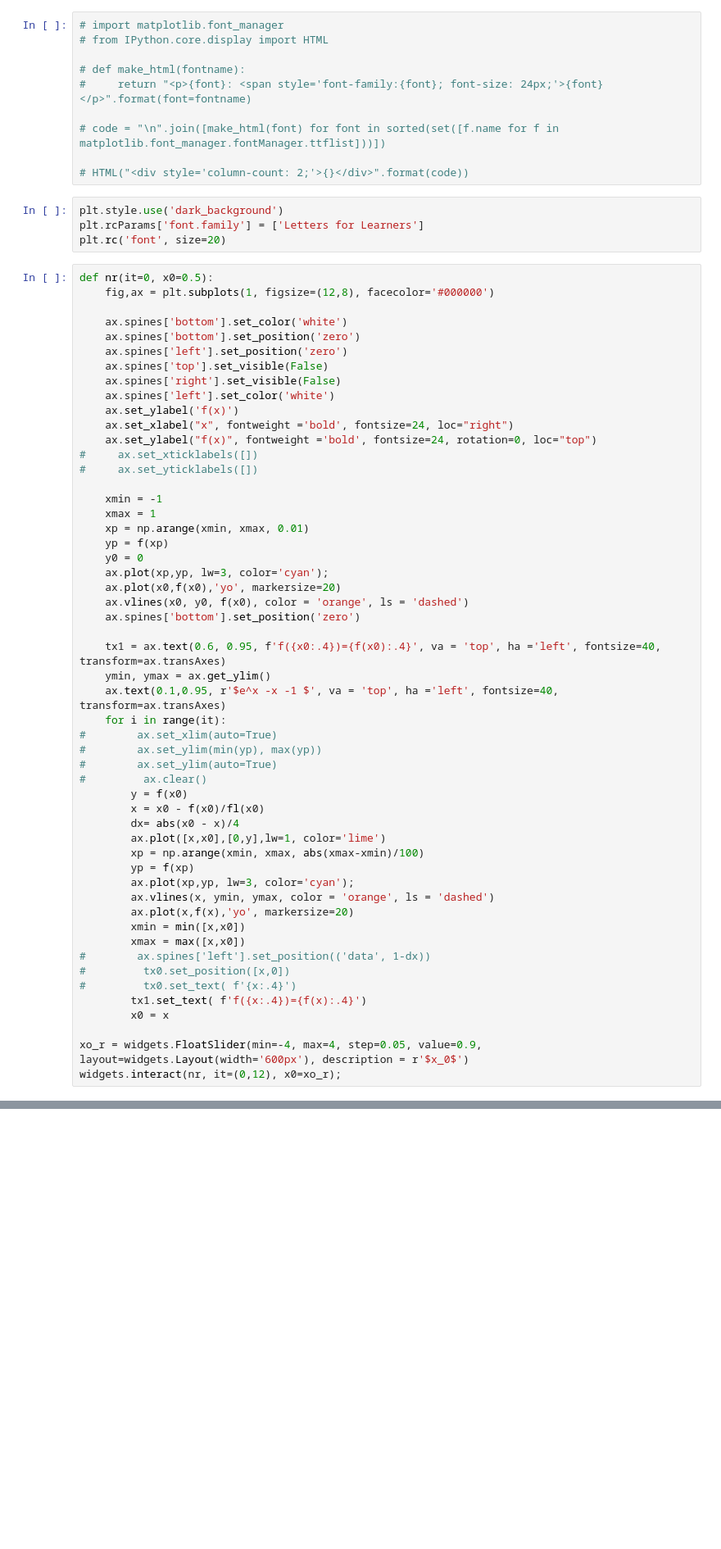
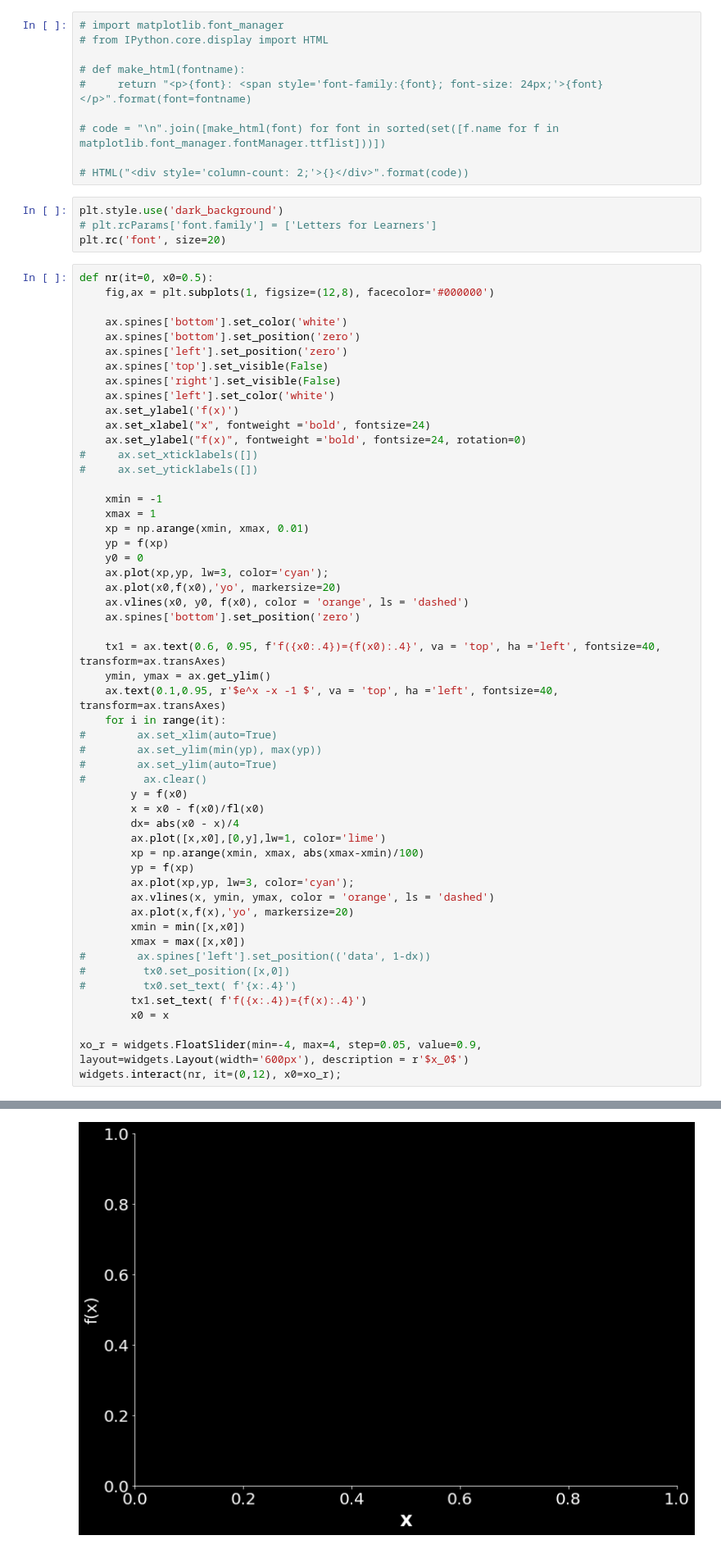
Before and after one commit to thadeupenna/MetodosPontoFixo, a Jupyter notebook: NR - 2 - raiz multipla.ipynb, the cells around one changed output, grey strips where cells are left out. Shown at 82% size. Cells and saved outputs as stored; diff of their text form; blank space fills up the shorter version.

```diff
--- a/NR - 2 - raiz multipla.ipynb
+++ b/NR - 2 - raiz multipla.ipynb
@@ -34,7 +34,7 @@ def fl(x):
 # HTML("<div style='column-count: 2;'>{}</div>".format(code))
 # %%
 plt.style.use('dark_background')
-plt.rcParams['font.family'] = ['Letters for Learners']
+# plt.rcParams['font.family'] = ['Letters for Learners']
 plt.rc('font', size=20)
 # %%
 def nr(it=0, x0=0.5):
@@ -47,8 +47,8 @@ def nr(it=0, x0=0.5):
     ax.spines['right'].set_visible(False)
     ax.spines['left'].set_color('white')
     ax.set_ylabel('f(x)')
-    ax.set_xlabel("x", fontweight ='bold', fontsize=24, loc="right")
-    ax.set_ylabel("f(x)", fontweight ='bold', fontsize=24, rotation=0, loc="top")
+    ax.set_xlabel("x", fontweight ='bold', fontsize=24)
+    ax.set_ylabel("f(x)", fontweight ='bold', fontsize=24, rotation=0)
 #     ax.set_xticklabels([])
 #     ax.set_yticklabels([])
 
@@ -93,0 +96 @@ interactive(children=(IntSlider(value=0, description='it', max=12), FloatSlider(
+[figure, added]
```
Also changed, not shown: parts of 1 cell of this notebook.
